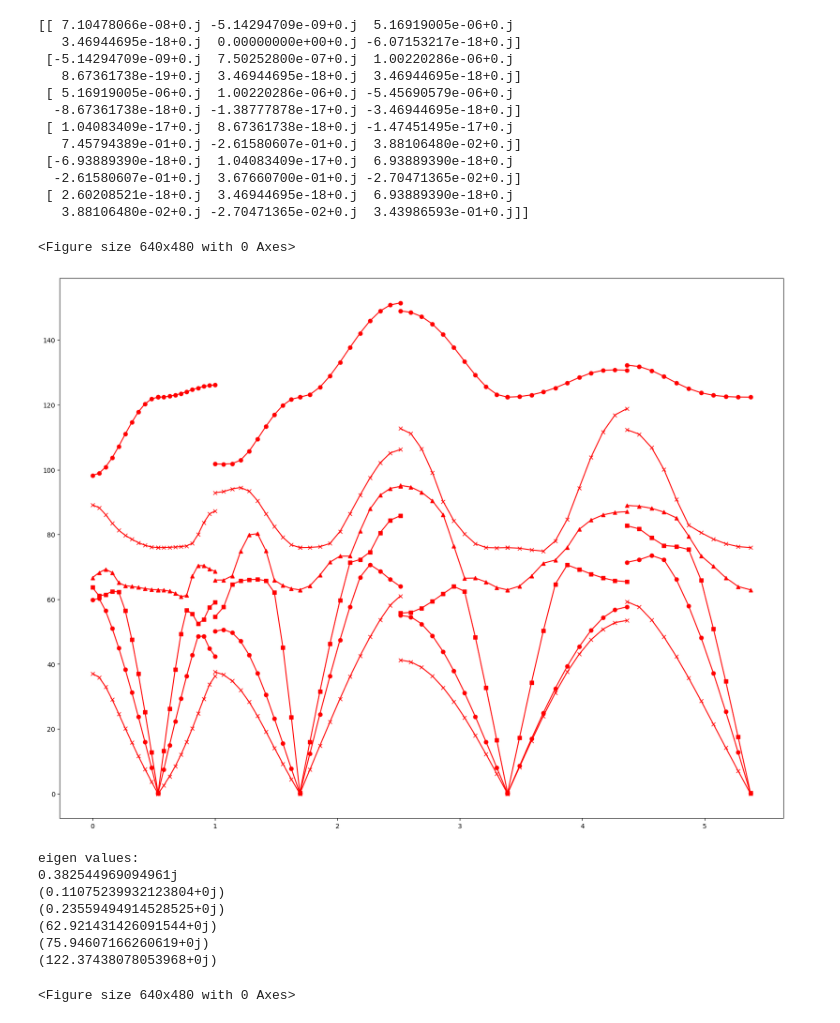
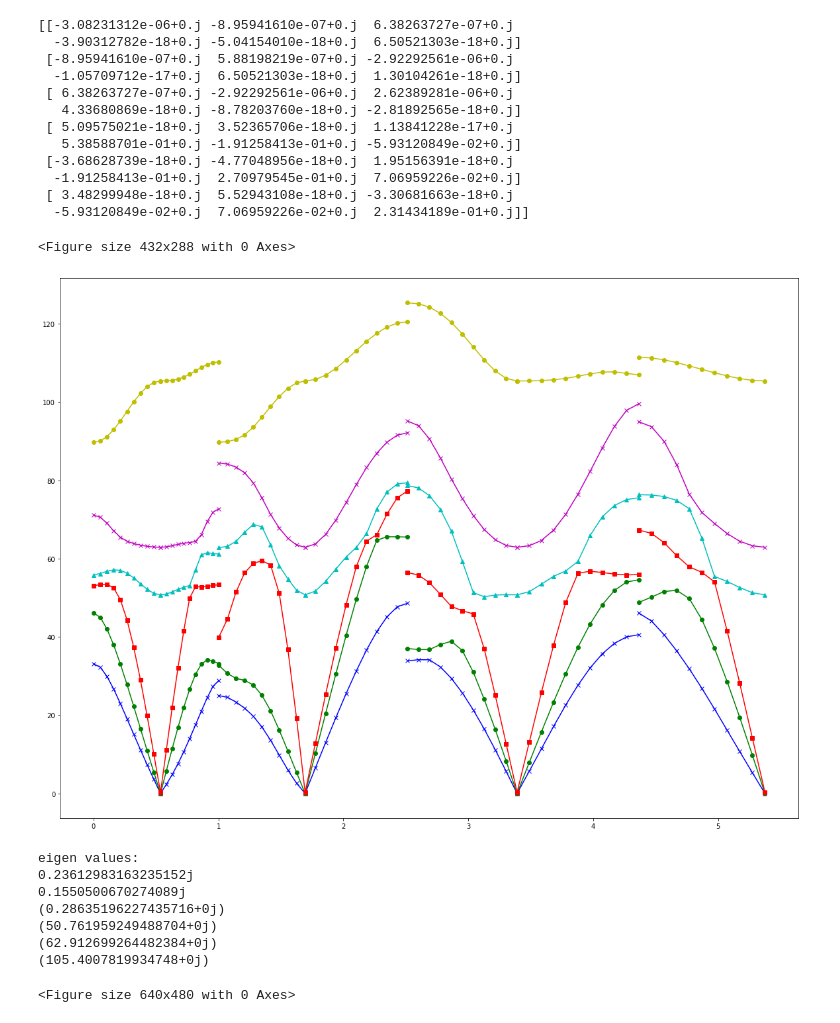
Before and after one commit to Kugetsu/vscode_git, a Jupyter notebook: ISAC06/ISAC_06.ipynb, the cells around one changed output. Saved outputs shown, nothing was run; the diff lists cells and outputs as text; code cells hidden in the pictures.

```diff
--- a/ISAC06/ISAC_06.ipynb
+++ b/ISAC06/ISAC_06.ipynb
@@ -25,7 +25,7 @@ k_num=10
 
 file_name="read.xlsx"
 
-df_1=pd.read_excel(file_name, sheet_name='phi_1')
+df_1=pd.read_excel(file_name, sheet_name='phi_3')  #调整输入表格，避免重复输入
 df_5=pd.read_excel(file_name, sheet_name='gamma')
 df_6=pd.read_excel(file_name, sheet_name='k-path')
 df_1=df_1.fillna(0)
@@ -103,59 +103,59 @@ np_eigen=np.array(y,dtype=complex)
 plt.clf()
 
 plt.figure(figsize=(20,15))
 x1=0
 #计算各个高对称点之间的步长，以此给x赋值。
 for r in range(0,route_num):
     exec("matR=matR"+str(r+1)+"")
     for p in range(0, kpr[r]-1):
         s=matR[p+1,3]
         x=np.array([x1,x1+0.1*s,x1+0.2*s,x1+0.3*s,x1+0.4*s,x1+0.5*s,x1+0.6*s,x1+0.7*s,x1+0.8*s,x1+0.9*s,x1+s])
         x1=x1+s
 
-        plt.plot(x,np.sqrt(np_eigen[r][p][0]/0.000059),color='r',marker='x')
-        plt.plot(x,np.sqrt(np_eigen[r][p][1]/0.000059),'r-o')
+        plt.plot(x,np.sqrt(np_eigen[r][p][0]/0.000059),color='b',marker='x')
+        plt.plot(x,np.sqrt(np_eigen[r][p][1]/0.000059),'g-o')
         plt.plot(x,np.sqrt(np_eigen[r][p][2]/0.000059),'r-s')
-        plt.plot(x,np.sqrt(np_eigen[r][p][3]/0.000059),'r-^')
-        plt.plot(x,np.sqrt(np_eigen[r][p][4]/0.000059),'r-x')
-        plt.plot(x,np.sqrt(np_eigen[r][p][5]/0.000059),'r-o')
+        plt.plot(x,np.sqrt(np_eigen[r][p][3]/0.000059),'c-^')
+        plt.plot(x,np.sqrt(np_eigen[r][p][4]/0.000059),'m-x')
+        plt.plot(x,np.sqrt(np_eigen[r][p][5]/0.000059),'y-o')
         #plt.plot(x,np.sqrt(np_eigen[r][p][6]/0.000059),'b-s') 根据计算base数需要进行调整
         #plt.plot(x,np.sqrt(np_eigen[r][p][7]/0.000059),'g-^')
         #plt.plot(x,np.sqrt(np_eigen[r][p][8]/0.000059),'r-x')
         #plt.plot(x,np.sqrt(np_eigen[r][p][9]/0.000059),'c-o')
         #plt.plot(x,np.sqrt(np_eigen[r][p][10]/0.000059),'m-s')
         #plt.plot(x,np.sqrt(np_eigen[r][p][11]/0.000059),'y-^')
 
 plt.show()
 
 print("eigen values:")
 print(np.sqrt(np_eigen[0][1][0][0]/0.000059))
 print(np.sqrt(np_eigen[0][1][1][0]/0.000059))
 print(np.sqrt(np_eigen[0][1][2][0]/0.000059))
 print(np.sqrt(np_eigen[0][1][3][0]/0.000059))
 print(np.sqrt(np_eigen[0][1][4][0]/0.000059))
 print(np.sqrt(np_eigen[0][1][5][0]/0.000059))
 # %% [output]
-[[ 7.10478066e-08+0.j -5.14294709e-09+0.j  5.16919005e-06+0.j
-   3.46944695e-18+0.j  0.00000000e+00+0.j -6.07153217e-18+0.j]
- [-5.14294709e-09+0.j  7.50252800e-07+0.j  1.00220286e-06+0.j
-   8.67361738e-19+0.j  3.46944695e-18+0.j  3.46944695e-18+0.j]
- [ 5.16919005e-06+0.j  1.00220286e-06+0.j -5.45690579e-06+0.j
-  -8.67361738e-18+0.j -1.38777878e-17+0.j -3.46944695e-18+0.j]
- [ 1.04083409e-17+0.j  8.67361738e-18+0.j -1.47451495e-17+0.j
-   7.45794389e-01+0.j -2.61580607e-01+0.j  3.88106480e-02+0.j]
- [-6.93889390e-18+0.j  1.04083409e-17+0.j  6.93889390e-18+0.j
-  -2.61580607e-01+0.j  3.67660700e-01+0.j -2.70471365e-02+0.j]
- [ 2.60208521e-18+0.j  3.46944695e-18+0.j  6.93889390e-18+0.j
-   3.88106480e-02+0.j -2.70471365e-02+0.j  3.43986593e-01+0.j]]
+[[-3.08231312e-06+0.j -8.95941610e-07+0.j  6.38263727e-07+0.j
+  -3.90312782e-18+0.j -5.04154010e-18+0.j  6.50521303e-18+0.j]
+ [-8.95941610e-07+0.j  5.88198219e-07+0.j -2.92292561e-06+0.j
+  -1.05709712e-17+0.j  6.50521303e-18+0.j  1.30104261e-18+0.j]
+ [ 6.38263727e-07+0.j -2.92292561e-06+0.j  2.62389281e-06+0.j
+   4.33680869e-18+0.j -8.78203760e-18+0.j -2.81892565e-18+0.j]
+ [ 5.09575021e-18+0.j  3.52365706e-18+0.j  1.13841228e-17+0.j
+   5.38588701e-01+0.j -1.91258413e-01+0.j -5.93120849e-02+0.j]
+ [-3.68628739e-18+0.j -4.77048956e-18+0.j  1.95156391e-18+0.j
+  -1.91258413e-01+0.j  2.70979545e-01+0.j  7.06959226e-02+0.j]
+ [ 3.48299948e-18+0.j  5.52943108e-18+0.j -3.30681663e-18+0.j
+  -5.93120849e-02+0.j  7.06959226e-02+0.j  2.31434189e-01+0.j]]
-<Figure size 640x480 with 0 Axes>
+<Figure size 432x288 with 0 Axes>
-[figure, old version]
+[figure, new version]
 eigen values:
-0.382544969094961j
-(0.11075239932123804+0j)
-(0.23559494914528525+0j)
-(62.921431426091544+0j)
-(75.94607166260619+0j)
-(122.37438078053968+0j)
+0.23612983163235152j
+0.1550500670274089j
+(0.28635196227435716+0j)
+(50.761959249488704+0j)
+(62.912699264482384+0j)
+(105.4007819934748+0j)
 # %%
 #DOS计算模块：由4分之一FBZ的统计得到，整体应该分为计算部分和能量分拣部分。
 #计算区间的判断为各个方向（逆向量）的极值（循环范围）和数个不等式（判断语句）组成。
```
Also changed, not shown: 1 other file.
